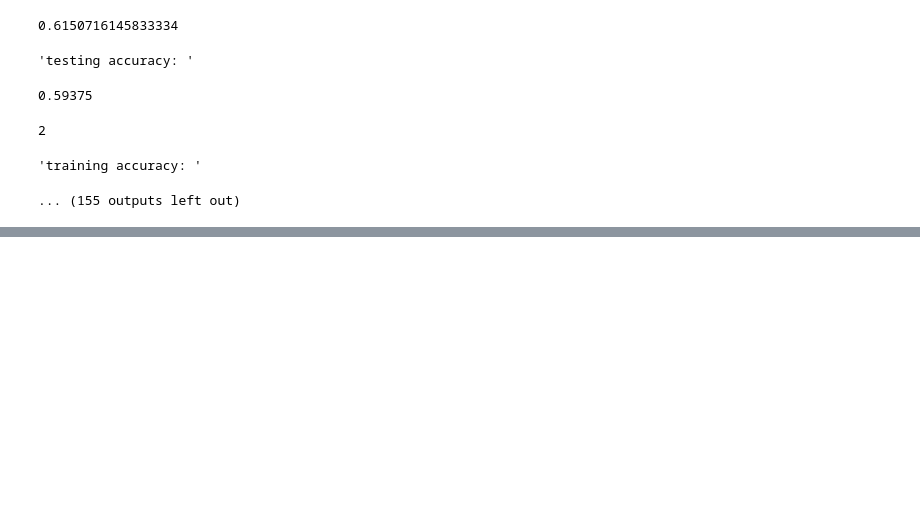
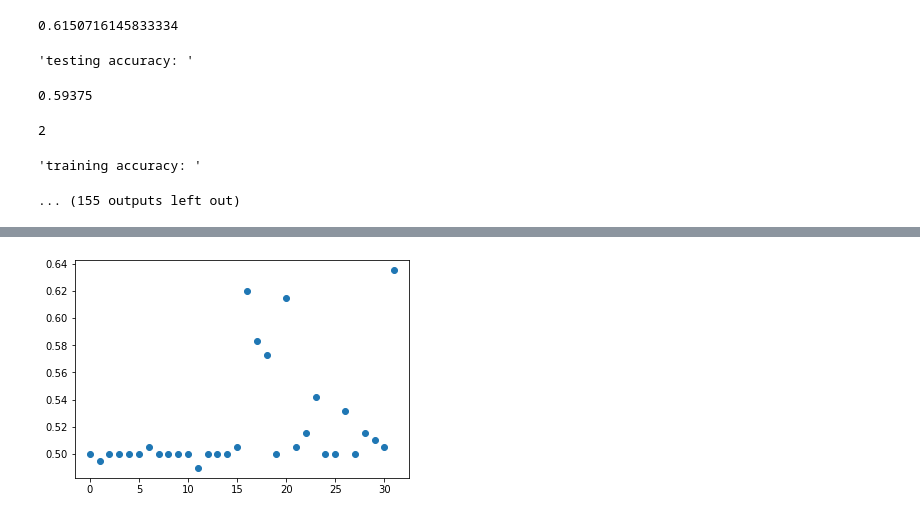
Before and after one commit to capitalallen/ml-eeg-results, a Jupyter notebook: combined.ipynb, the cells around one changed output, grey strips where cells are left out. Drawn from its saved outputs; the diff is of its cells as text; code cells hidden in the pictures; blank space fills up the shorter version.

```diff
--- a/combined.ipynb
+++ b/combined.ipynb
@@ -124,0 +137,6 @@ for a in alphas:
+# %%
+acc = [0.5, 0.4947916666666667, 0.5, 0.5, 0.5, 0.5, 0.5052083333333334, 0.5, 0.5, 0.5, 0.5, 0.4895833333333333, 0.5, 0.5, 0.5, 0.5052083333333334, 0.6197916666666666, 0.5833333333333334, 0.5729166666666666, 0.5, 0.6145833333333334, 0.5052083333333334, 0.515625, 0.5416666666666666, 0.5, 0.5, 0.53125, 0.5, 0.515625, 0.5104166666666666, 0.5052083333333334, 0.6354166666666666]
+plt.scatter(range(len(acc)),acc)
+plt.savefig("acc_test001.png")
+# %% [output]
+[figure, added]
```
Also changed, not shown: parts of 3 cells of this notebook, 27 other files.
